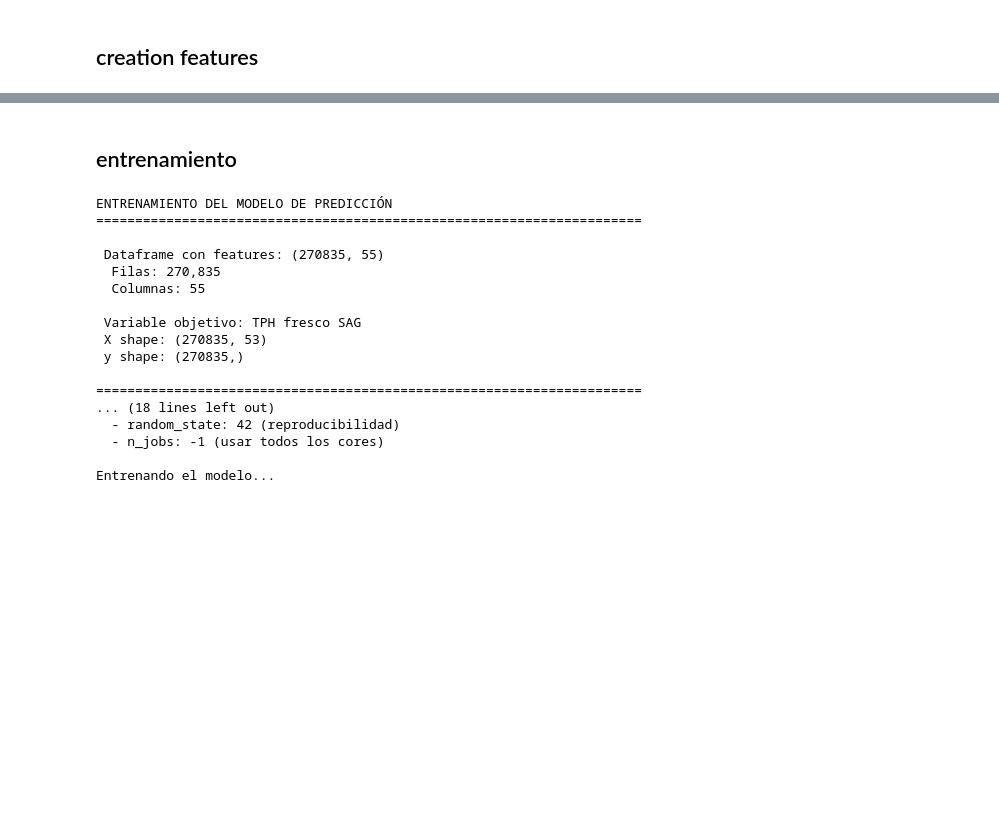
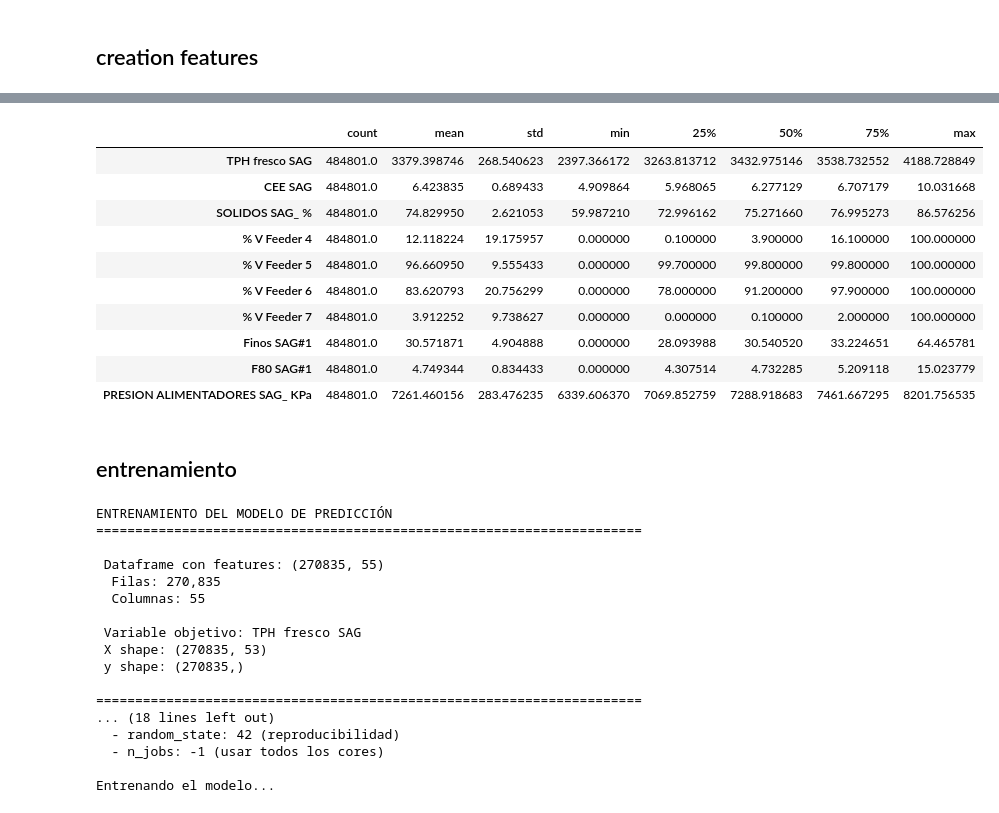
Before and after one commit to diperezbgit/misti_project, a Jupyter notebook: proy_misti_02.ipynb, the cells around one changed output, grey strips where cells are left out. Saved outputs shown, nothing was run; the diff lists cells and outputs as text; code cells hidden in the pictures; blank space fills up the shorter version.

```diff
--- a/proy_misti_02.ipynb
+++ b/proy_misti_02.ipynb
@@ -630,3 +606,17 @@ df_features.head()
+# %%
+df_features.describe().T
+# %% [output]
+|  | count | mean | std | min | 25% | 50% | 75% | max |
+| TPH fresco SAG | 484801.0 | 3379.398746 | 268.540623 | 2397.366172 | 3263.813712 | 3432.975146 | 3538.732552 | 4188.728849 |
+| CEE SAG | 484801.0 | 6.423835 | 0.689433 | 4.909864 | 5.968065 | 6.277129 | 6.707179 | 10.031668 |
+| SOLIDOS SAG_ % | 484801.0 | 74.829950 | 2.621053 | 59.987210 | 72.996162 | 75.271660 | 76.995273 | 86.576256 |
+| % V Feeder 4 | 484801.0 | 12.118224 | 19.175957 | 0.000000 | 0.100000 | 3.900000 | 16.100000 | 100.000000 |
+| % V Feeder 5 | 484801.0 | 96.660950 | 9.555433 | 0.000000 | 99.700000 | 99.800000 | 99.800000 | 100.000000 |
+| % V Feeder 6 | 484801.0 | 83.620793 | 20.756299 | 0.000000 | 78.000000 | 91.200000 | 97.900000 | 100.000000 |
+| % V Feeder 7 | 484801.0 | 3.912252 | 9.738627 | 0.000000 | 0.000000 | 0.100000 | 2.000000 | 100.000000 |
+| Finos SAG#1 | 484801.0 | 30.571871 | 4.904888 | 0.000000 | 28.093988 | 30.540520 | 33.224651 | 64.465781 |
+| F80 SAG#1 | 484801.0 | 4.749344 | 0.834433 | 0.000000 | 4.307514 | 4.732285 | 5.209118 | 15.023779 |
+| PRESION ALIMENTADORES SAG_ KPa | 484801.0 | 7261.460156 | 283.476235 | 6339.606370 | 7069.852759 | 7288.918683 | 7461.667295 | 8201.756535 |
 # %% [markdown]
 ## entrenamiento
 # %%
```
Also changed, not shown: parts of 8 cells of this notebook.
